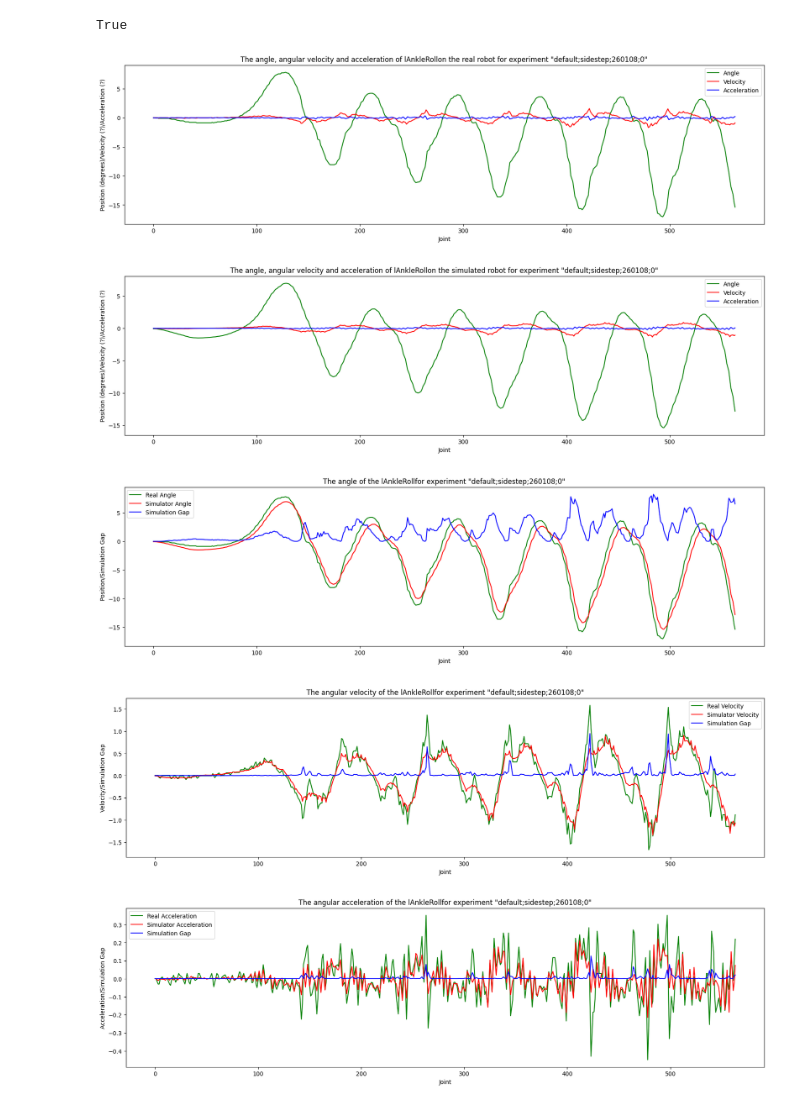
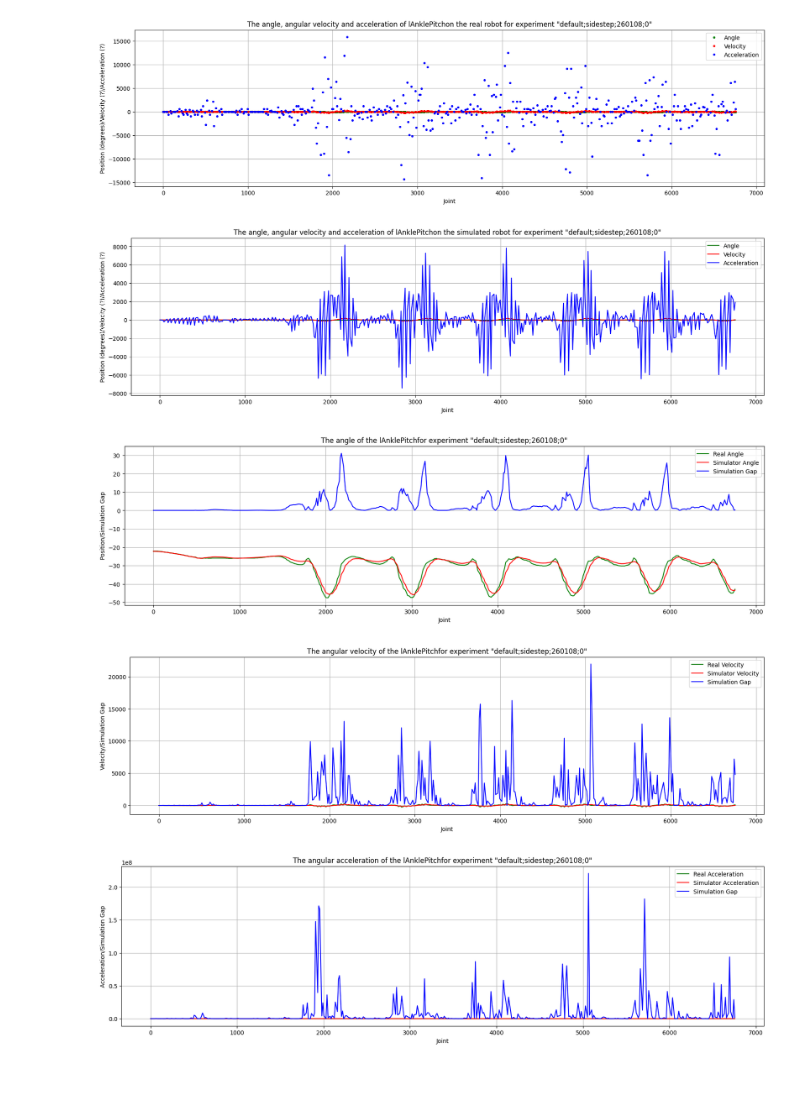
Before and after one commit to DasWHYYYDerWoche/MasterThesis, a Jupyter notebook: testing/gap_object_test.ipynb, the cells around one changed output. Saved outputs shown, nothing was run; the diff lists cells and outputs as text; code cells hidden in the pictures; blank space fills up the shorter version.

```diff
--- a/testing/gap_object_test.ipynb
+++ b/testing/gap_object_test.ipynb
@@ -14,7 +14,7 @@ gap_handler = simulator.simulation_gap(settings=replay_settings)
 action_name = "sidestep"
 recording_date = "260108"
 log_index = 0
-joint_name = "lAnkleRoll"
+joint_name = "lAnklePitch"
 start_index = 0
 end_end_index = -1
 
@@ -22,23 +22,20 @@ gap_handler_visualizer = GapHandlerVisualizer(gap_handler)
 gap_object_visualizer = gap_handler_visualizer.get_gap_object_visualizer(action_name, recording_date, log_index)
 
 test_object = gap_handler.get(action_name, recording_date, log_index)
-test_object.load()
-# %% [output]
-True
 # %%
-gap_object_visualizer.plt_extraction(joint_name)
+gap_object_visualizer.plt_extraction(joint_name, line_type=".")
 gap_object_visualizer.plt_replay(joint_name)
 # %% [output]
-[figure, old version]
+[figure, new version]
-[figure, old version]
+[figure, new version]
 # %%
 gap_object_visualizer.plt_pos_gap(joint_name)
 gap_object_visualizer.plt_vel_gap(joint_name)
 gap_object_visualizer.plt_acc_gap(joint_name)
 # %% [output]
-[figure, old version]
+[figure, new version]
-[figure, old version]
+[figure, new version]
-[figure, old version]
+[figure, new version]
 # %%
 gap_object_visualizer.plt_total_gap(joint_name)
 # %% [output]
```
Also changed, not shown: parts of 5 cells of this notebook, 12 other files.
